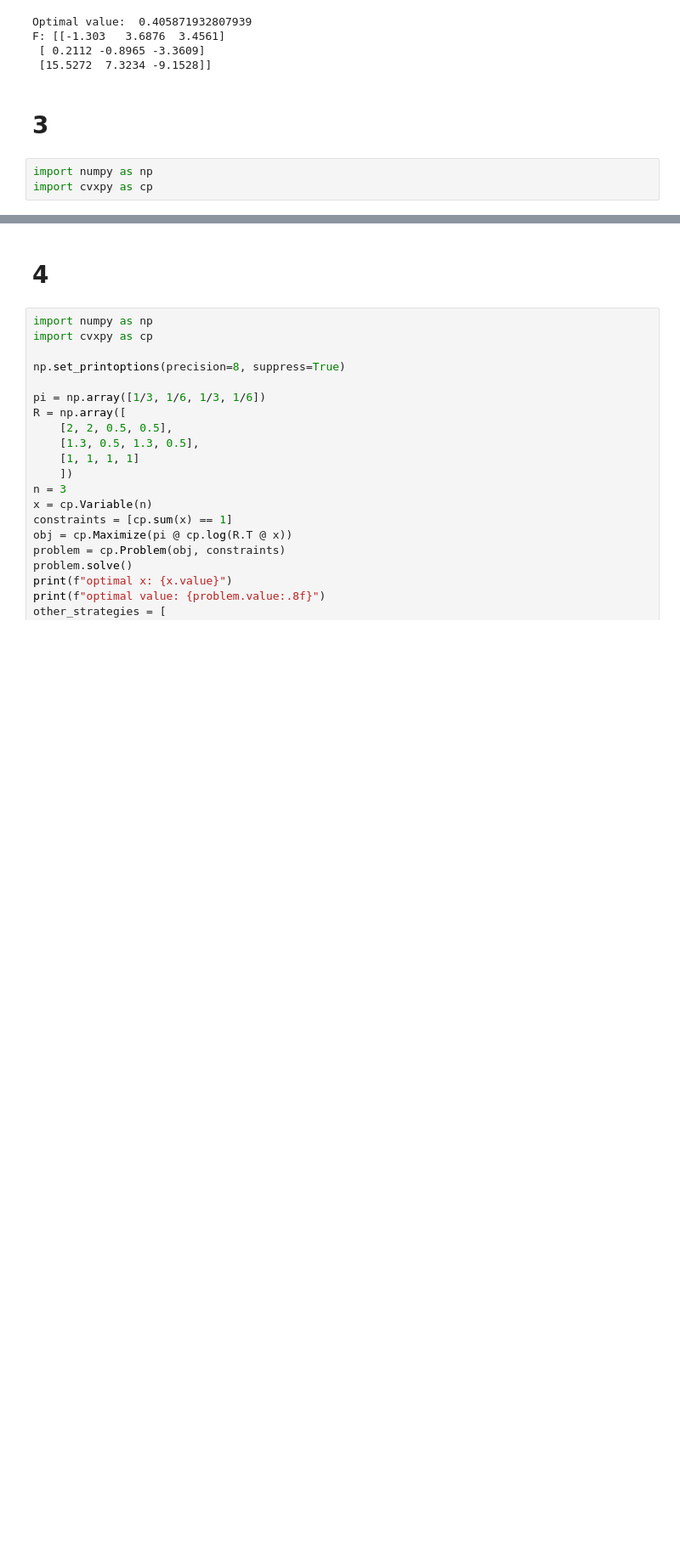
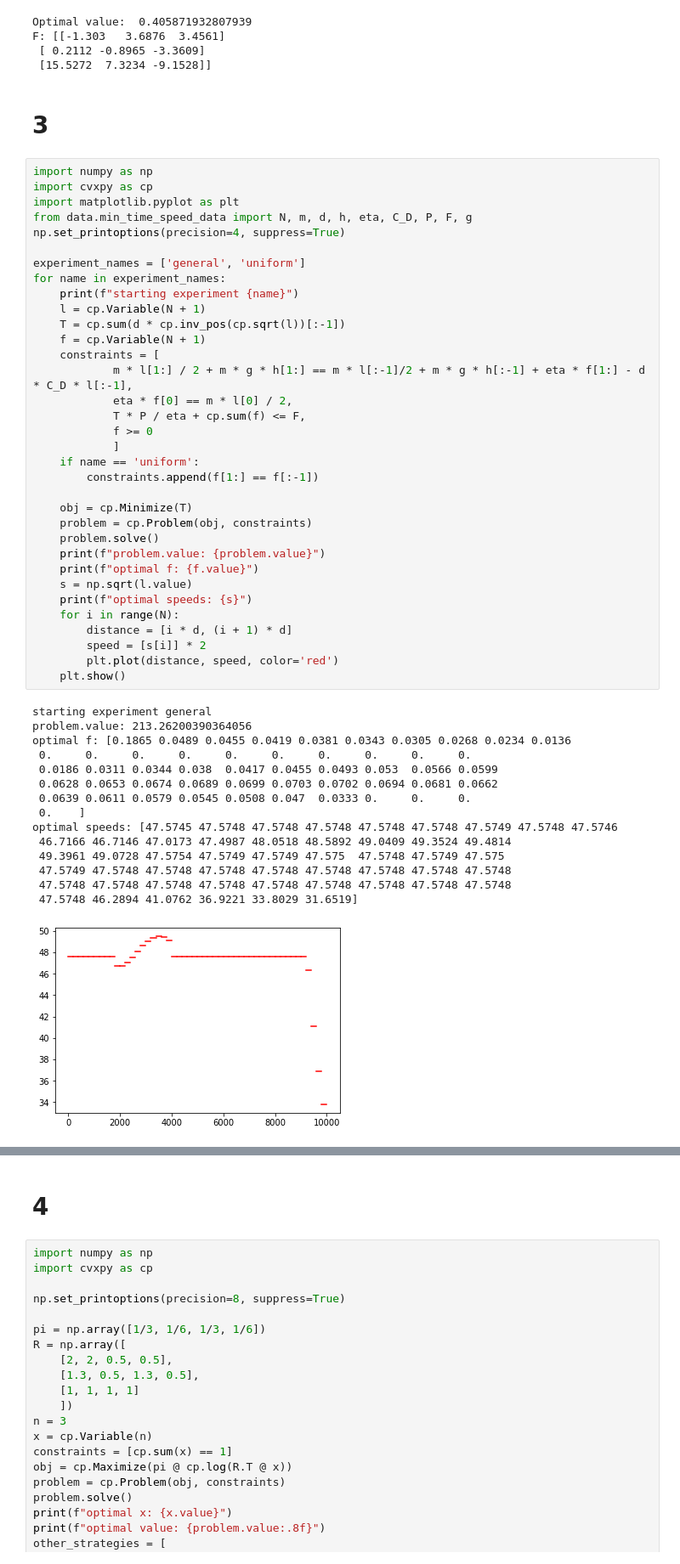
Before and after one commit to kbanihashem/convex-opt-course-material, a Jupyter notebook: pset15/15.ipynb, the cells around one changed output, grey strips where cells are left out. Shown: that part at 85% size. Drawn from its saved outputs; the diff is of its cells as text; blank space fills up the shorter version.

```diff
--- a/pset15/15.ipynb
+++ b/pset15/15.ipynb
@@ -96,6 +96,53 @@ F: [[-1.303   3.6876  3.4561]
  [15.5272  7.3234 -9.1528]]
 # %% [markdown]
 # 3
-# %%
-import numpy as np
-import cvxpy as cp
+# %%
+import numpy as np
+import cvxpy as cp
+import matplotlib.pyplot as plt
+from data.min_time_speed_data import N, m, d, h, eta, C_D, P, F, g
+np.set_printoptions(precision=4, suppress=True)
+
+experiment_names = ['general', 'uniform']
+for name in experiment_names:
+    print(f"starting experiment {name}")
+    l = cp.Variable(N + 1)
+    T = cp.sum(d * cp.inv_pos(cp.sqrt(l))[:-1])
+    f = cp.Variable(N + 1)
+    constraints = [
+            m * l[1:] / 2 + m * g * h[1:] == m * l[:-1]/2 + m * g * h[:-1] + eta * f[1:] - d * C_D * l[:-1],
+            eta * f[0] == m * l[0] / 2,
+            T * P / eta + cp.sum(f) <= F,
+            f >= 0
+            ]
+    if name == 'uniform':
+        constraints.append(f[1:] == f[:-1])
+
+    obj = cp.Minimize(T)
+    problem = cp.Problem(obj, constraints)
+    problem.solve()
+    print(f"problem.value: {problem.value}")
+    print(f"optimal f: {f.value}")
+    s = np.sqrt(l.value)
+    print(f"optimal speeds: {s}")
+    for i in range(N):
+        distance = [i * d, (i + 1) * d]
+        speed = [s[i]] * 2
+        plt.plot(distance, speed, color='red')
+    plt.show()
+# %% [output]
+starting experiment general
+problem.value: 213.26200390364056
+optimal f: [0.1865 0.0489 0.0455 0.0419 0.0381 0.0343 0.0305 0.0268 0.0234 0.0136
+ 0.     0.     0.     0.     0.     0.     0.     0.     0.     0.
+ 0.0186 0.0311 0.0344 0.038  0.0417 0.0455 0.0493 0.053  0.0566 0.0599
+ 0.0628 0.0653 0.0674 0.0689 0.0699 0.0703 0.0702 0.0694 0.0681 0.0662
+ 0.0639 0.0611 0.0579 0.0545 0.0508 0.047  0.0333 0.     0.     0.
+ 0.    ]
+optimal speeds: [47.5745 47.5748 47.5748 47.5748 47.5748 47.5748 47.5749 47.5748 47.5746
+ 46.7166 46.7146 47.0173 47.4987 48.0518 48.5892 49.0409 49.3524 49.4814
+ 49.3961 49.0728 47.5754 47.5749 47.5749 47.575  47.5748 47.5749 47.575
+ 47.5749 47.5748 47.5748 47.5748 47.5748 47.5748 47.5748 47.5748 47.5748
+ 47.5748 47.5748 47.5748 47.5748 47.5748 47.5748 47.5748 47.5748 47.5748
+ 47.5748 46.2894 41.0762 36.9221 33.8029 31.6519]
+[figure, added]
```
Also changed, not shown: parts of 1 cell of this notebook, 2 other files.
